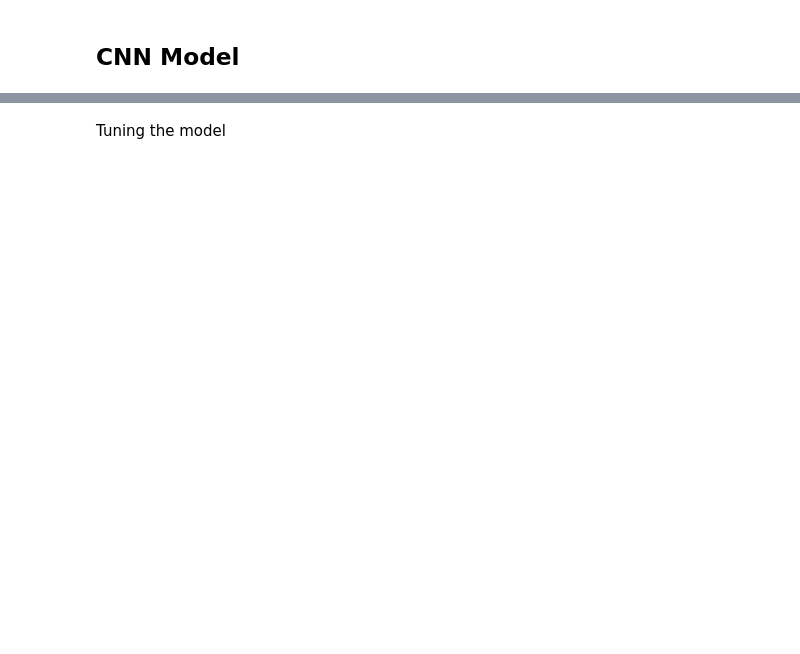
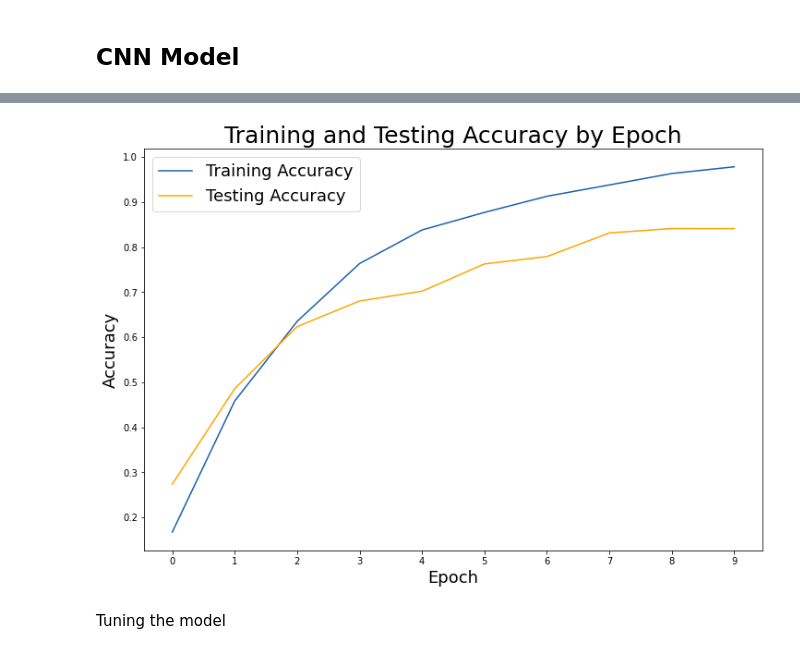
Before and after one commit to deepthiab/ASL_ImageRecognition, a Jupyter notebook: DataPrep_CNN.ipynb, the cells around one changed output, grey strips where cells are left out. Saved outputs shown, nothing was run; the diff lists cells and outputs as text; code cells hidden in the pictures; blank space fills up the shorter version.

```diff
--- a/DataPrep_CNN.ipynb
+++ b/DataPrep_CNN.ipynb
@@ -184,22 +160,24 @@ Epoch 10/10
 # %%
 train_acc = history.history['accuracy']
 test_acc = history.history['val_accuracy']
 epoch_labels = history.epoch
 
 # Set figure size.
 plt.figure(figsize=(12, 8))
 
 # Generate line plot of training, testing loss over epochs.
-plt.plot(train_acc, label='Training Loss', color='#185fad')
-plt.plot(test_acc, label='Testing Loss', color='orange')
+plt.plot(train_acc, label='Training Accuracy', color='#185fad')
+plt.plot(test_acc, label='Testing Accuracy', color='orange')
 
 # Set title
 plt.title('Training and Testing Accuracy by Epoch', fontsize=25)
 plt.xlabel('Epoch', fontsize=18)
-plt.ylabel('Categorical Crossentropy', fontsize=18)
+plt.ylabel('Accuracy', fontsize=18)
 plt.xticks(epoch_labels, epoch_labels)    # ticks, labels
 
 plt.legend(fontsize=18);
+# %% [output]
+[figure, added]
 # %% [markdown]
 Tuning the model
 # %%
```
Also changed, not shown: parts of 17 cells of this notebook, 2 other files.
